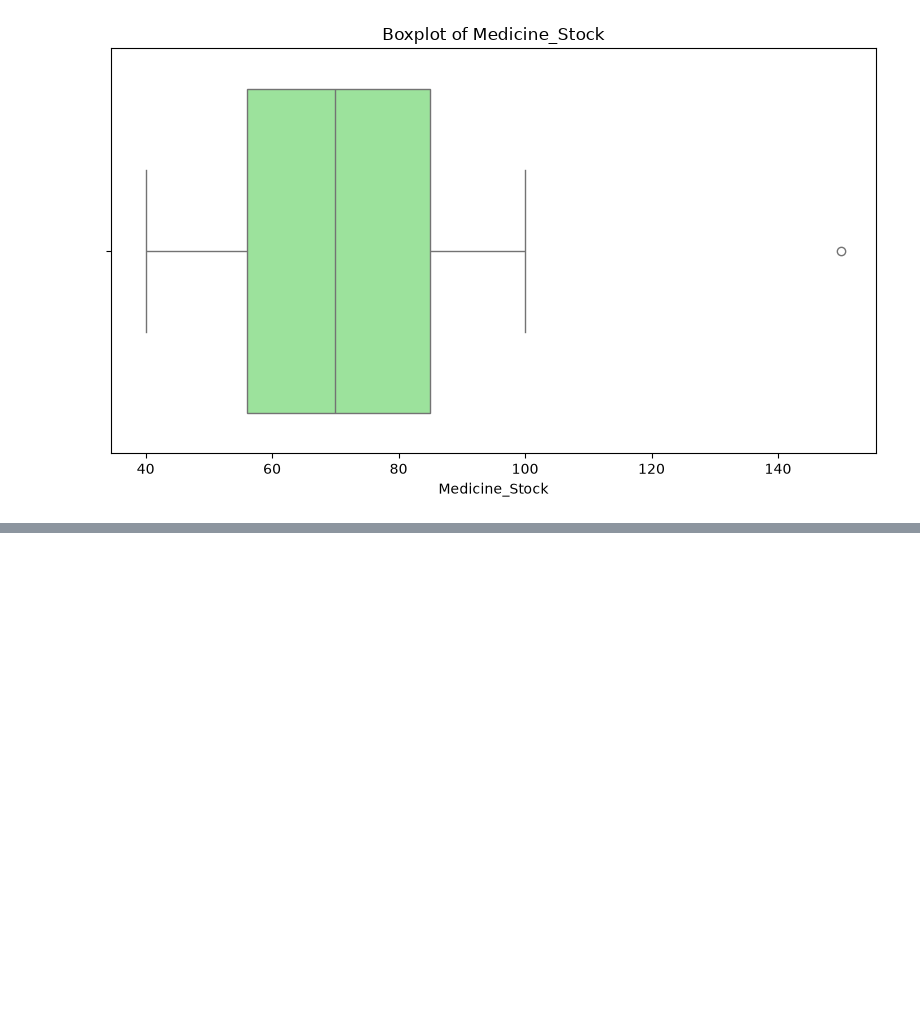
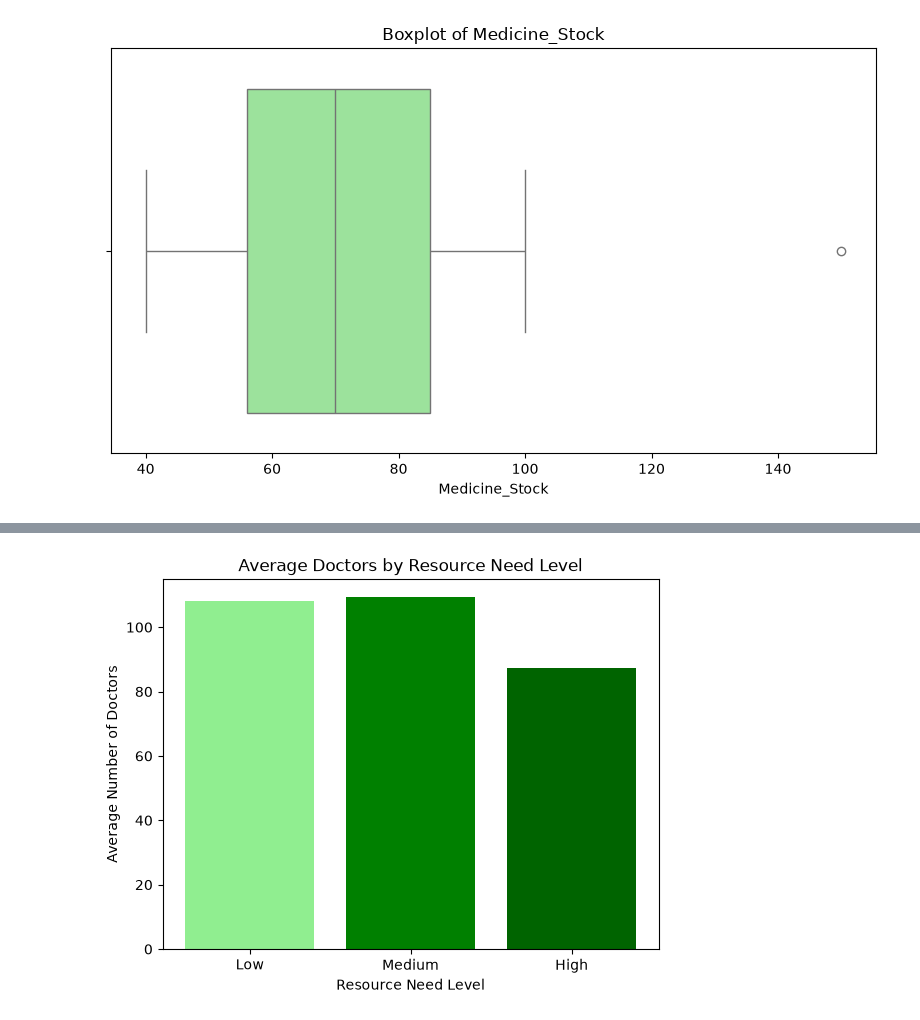
Before and after one commit to Nandrog/Health_Resource_Allocation_Modal, a Jupyter notebook: Health_Resource_Allocation_Model.ipynb, the cells around one changed output, grey strips where cells are left out. Cells and saved outputs as stored; diff of their text form; code cells hidden in the pictures; blank space fills up the shorter version.

```diff
--- a/Health_Resource_Allocation_Model.ipynb
+++ b/Health_Resource_Allocation_Model.ipynb
@@ -269,0 +335,9 @@ Found 101 rows matching this condition
+# %%
+# Step 3: Plot it
+plt.bar(avg_doctors.index, avg_doctors.values, color=['lightgreen', 'green', 'darkgreen'])
+plt.title('Average Doctors by Resource Need Level')
+plt.xlabel('Resource Need Level')
+plt.ylabel('Average Number of Doctors')
+plt.show()
+# %% [output]
+[figure, added]
```
Also changed, not shown: parts of 13 cells of this notebook.
